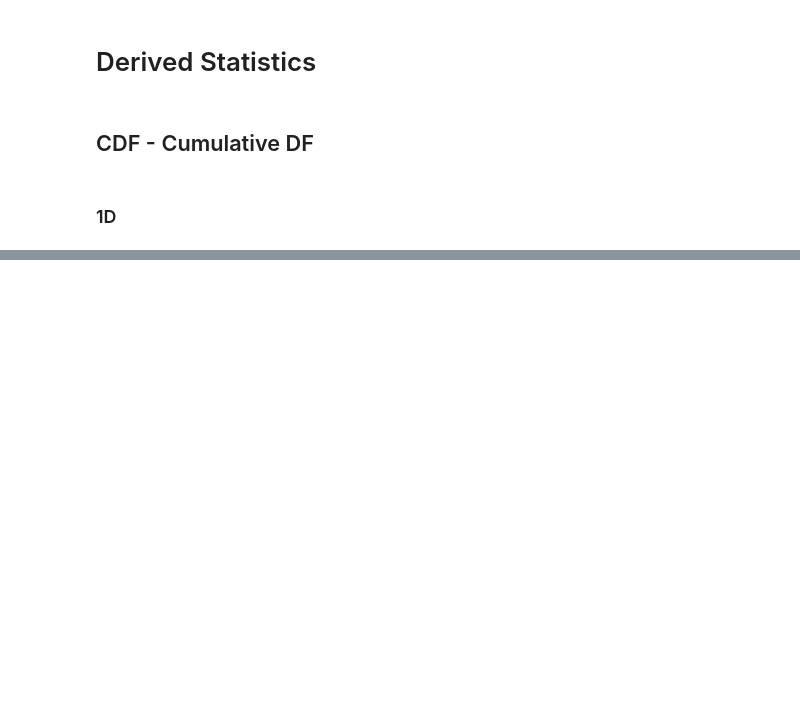
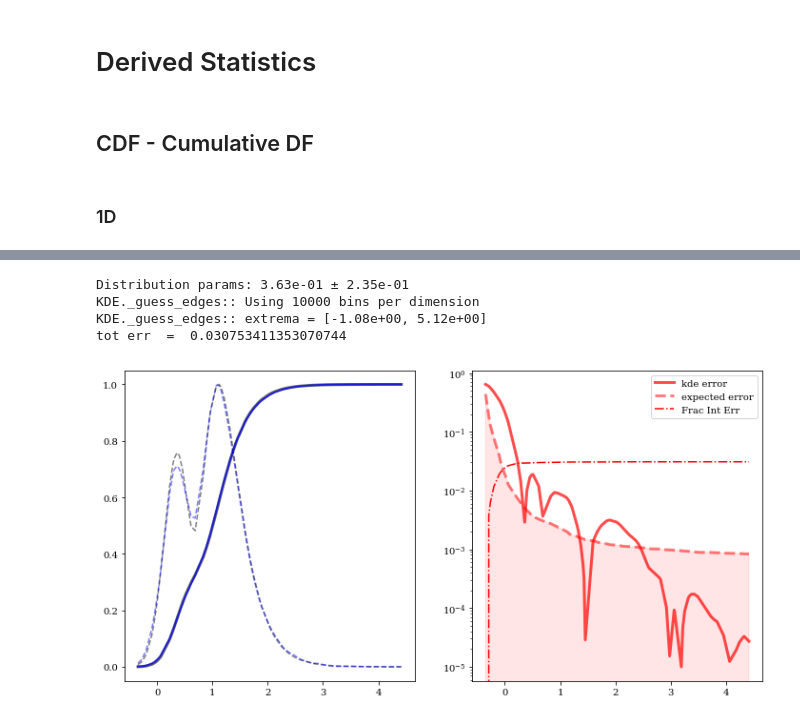
Before and after one commit to lzkelley/kalepy, a Jupyter notebook: notebooks/kde.ipynb, the cells around one changed output, grey strips where cells are left out. Drawn from its saved outputs; the diff is of its cells as text; code cells hidden in the pictures; blank space fills up the shorter version.

```diff
--- a/notebooks/kde.ipynb
+++ b/notebooks/kde.ipynb
@@ -909,19 +768,0 @@ his_cdf = np.pad(his_cdf, [1, 0])
-# %%
-fig, ax = plt.subplots(figsize=[12, 5])
-ax.grid(True)
-ax.set(xlim=xlim)
-tw = ax.twinx()
-
-ax.plot(xc, his_pdf, 'r-', alpha=0.5)
-ax.plot(xc, kde_pdf, 'b-', alpha=0.5, lw=3.0)
-ax.plot(xc, tru_pdf, color='k', alpha=0.5, lw=3.0, ls=(0, (4, 4)))
-
-tw.plot(xc, his_pdf/tru_pdf, 'r--', alpha=0.5)
-tw.plot(xc, kde_pdf/tru_pdf, 'b-.', alpha=0.5, lw=3.0)
-
-
-# Plot Carpet Points
-kale.plot.draw_carpet_fuzz(yy, ax=ax)
-kale.plot.align_axes_loc(tw, ax, ymax=10)
-
-nbshow()
@@ -949,0 +884,41 @@ nbshow()
+# %%
+NUM_POINTS = 1e4
+NUM_PDF = 1e2
+
+# Construct random values
+# ave, std = 10**np.random.uniform(-1, 1, 2)
+ave = 3.63e-01
+std = 2.35e-01
+print("Distribution params: {:.2e} ± {:.2e}".format(ave, std))
+
+# Choose random samples
+n1 = int(NUM_POINTS*0.5)
+n2 = int(NUM_POINTS - half)
+a1 = np.random.normal(ave, std, n1)
+# a2 = np.random.lognormal(ave, std, size=n2)
+a2 = sp.stats.lognorm.ppf(np.random.uniform(0, 1, n2), ave, std)
+samples = np.concatenate([a1, a2])
+
+# edges, pdf = kale.pdf(aa)
+# plt.plot(edges, pdf)
+
+# Choose test-points (x-axis values)
+xx = sorted(np.random.uniform(samples.min(), samples.max(), int(NUM_PDF)))
+# Find the "true" CDF
+c1 = sp.stats.norm.cdf(xx, ave, std) * n1 / (n1 + n2)
+c2 = sp.stats.lognorm.cdf(xx, ave, std) * n2 / (n1 + n2)
+tru_cdf = c1 + c2
+
+p1 = sp.stats.norm.pdf(xx, ave, std) * n1 / (n1 + n2)
+p2 = sp.stats.lognorm.pdf(xx, ave, std) * n2 / (n1 + n2)
+tru_pdf = p1 + p2
+
+# Perform Test
+fig = test_1d_samples_cdf(samples, xx, tru_cdf, tru_pdf)
+nbshow()
+# %% [output]
+Distribution params: 3.63e-01 ± 2.35e-01
+KDE._guess_edges:: Using 10000 bins per dimension
+KDE._guess_edges:: extrema = [-1.08e+00, 5.12e+00]
+tot err  =  0.030753411353070744
+[figure, added]
```
Also changed, not shown: parts of 12 cells of this notebook, 7 other files.
